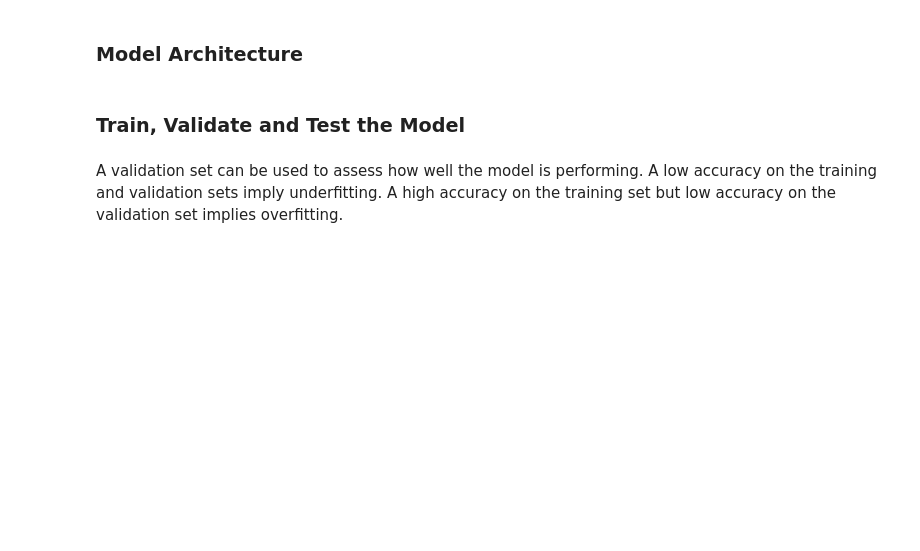
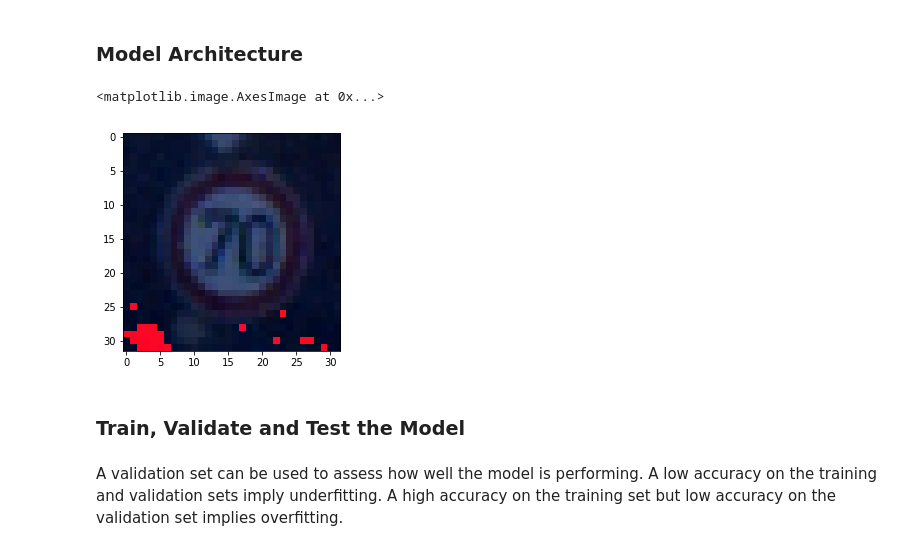
Before and after one commit to aponamarev/CarND-Traffic-Sign-Classifier-Project, a Jupyter notebook: Traffic_Sign_Classifier.ipynb, the cells around one changed output. Saved outputs shown, nothing was run; the diff lists cells and outputs as text; code cells hidden in the pictures; blank space fills up the shorter version.

```diff
--- a/Traffic_Sign_Classifier.ipynb
+++ b/Traffic_Sign_Classifier.ipynb
@@ -204,5 +204,12 @@ visualize_signs(X_train[:20], y_train[:20])
 # %% [markdown]
 ### Model Architecture
+# %%
+test_img = X_test[4]
+plt.imshow(test_img)
+rotate_img = tf.imag.rotate_img()
+# %% [output]
+<matplotlib.image.AxesImage at 0x...>
+[figure, added]
 # %%
 ### Define your architecture here.
 def define_model_architecture(model):
```
Also changed, not shown: parts of 2 cells of this notebook, 5 other files.
